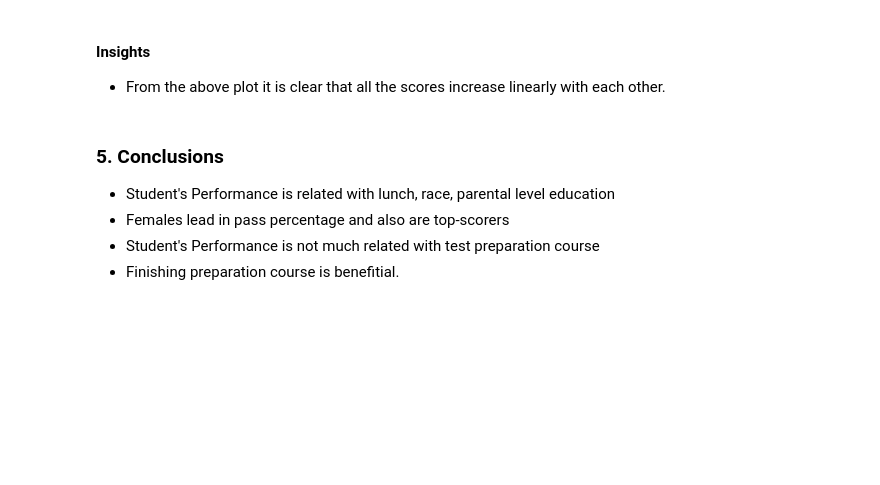
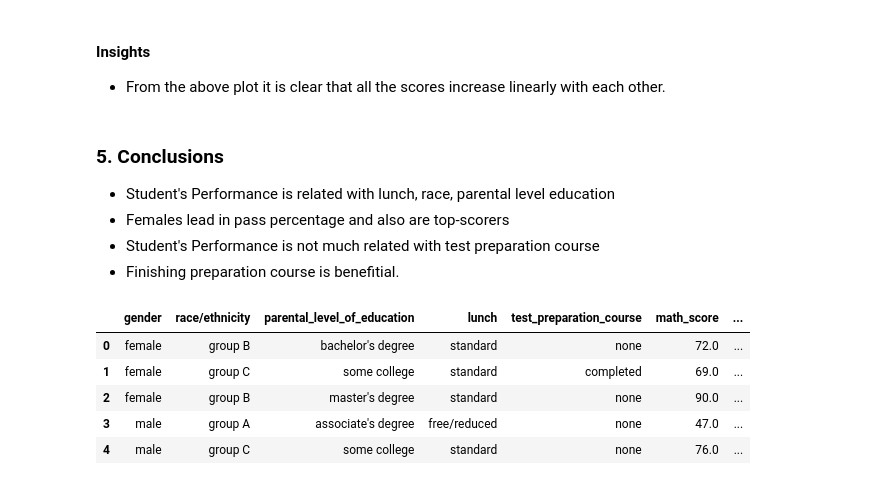
Before and after one commit to SurajK221b/mlproject, a Jupyter notebook: notebook/1.EDA STUDENT PERFORMANCE.ipynb, the cells around one changed output. Saved outputs shown, nothing was run; the diff lists cells and outputs as text; code cells hidden in the pictures; blank space fills up the shorter version.

```diff
--- a/notebook/1.EDA STUDENT PERFORMANCE.ipynb
+++ b/notebook/1.EDA STUDENT PERFORMANCE.ipynb
@@ -840,3 +840,15 @@ plt.show()
 - Females lead in pass percentage and also are top-scorers
 - Student's Performance is not much related with test preparation course
 - Finishing preparation course is benefitial.
+# %%
+## Add underscore in column names if space is present
+df.columns = df.columns.str.replace(' ', '_')  # Replace spaces with underscores in column names
+# %%
+df.head()  # Display the first few rows of the dataframe to verify successful loading
+# %% [output]
+|  | gender | race/ethnicity | parental_level_of_education | lunch | test_preparation_course | math_score | ... |
+| 0 | female | group B | bachelor's degree | standard | none | 72.0 | ... |
+| 1 | female | group C | some college | standard | completed | 69.0 | ... |
+| 2 | female | group B | master's degree | standard | none | 90.0 | ... |
+| 3 | male | group A | associate's degree | free/reduced | none | 47.0 | ... |
+| 4 | male | group C | some college | standard | none | 76.0 | ... |
```
Also changed, not shown: parts of 1 cell of this notebook, 6 other files.
